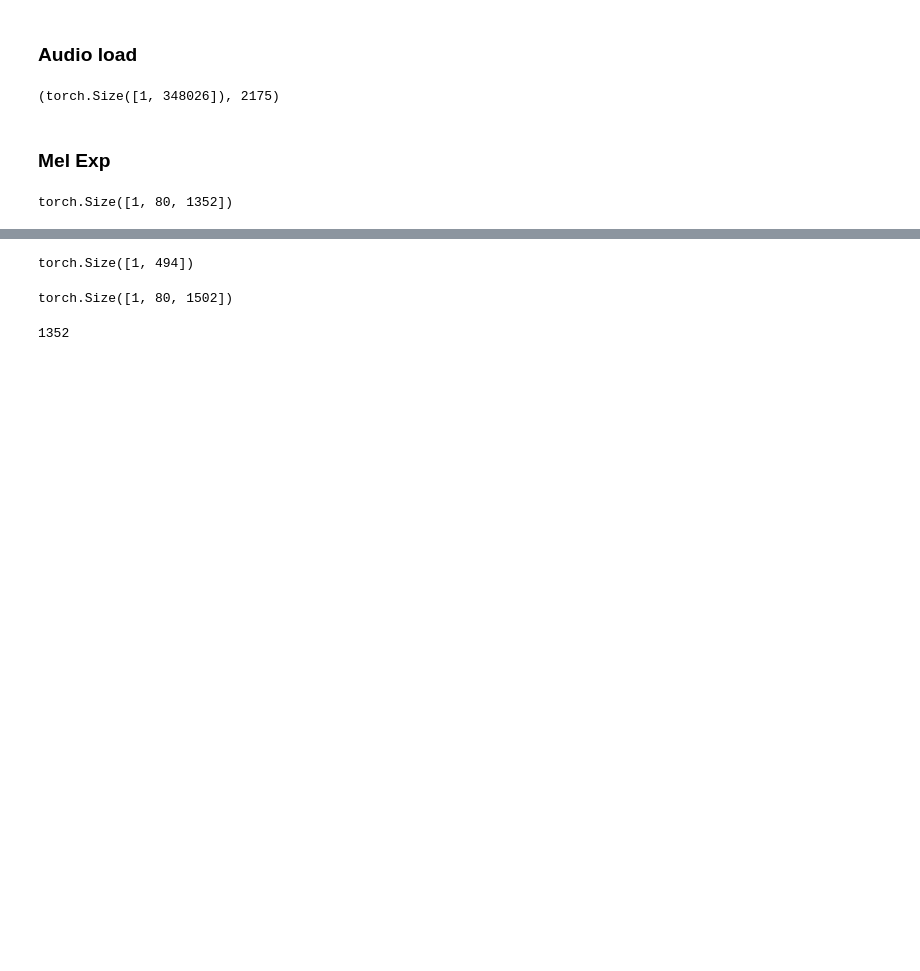
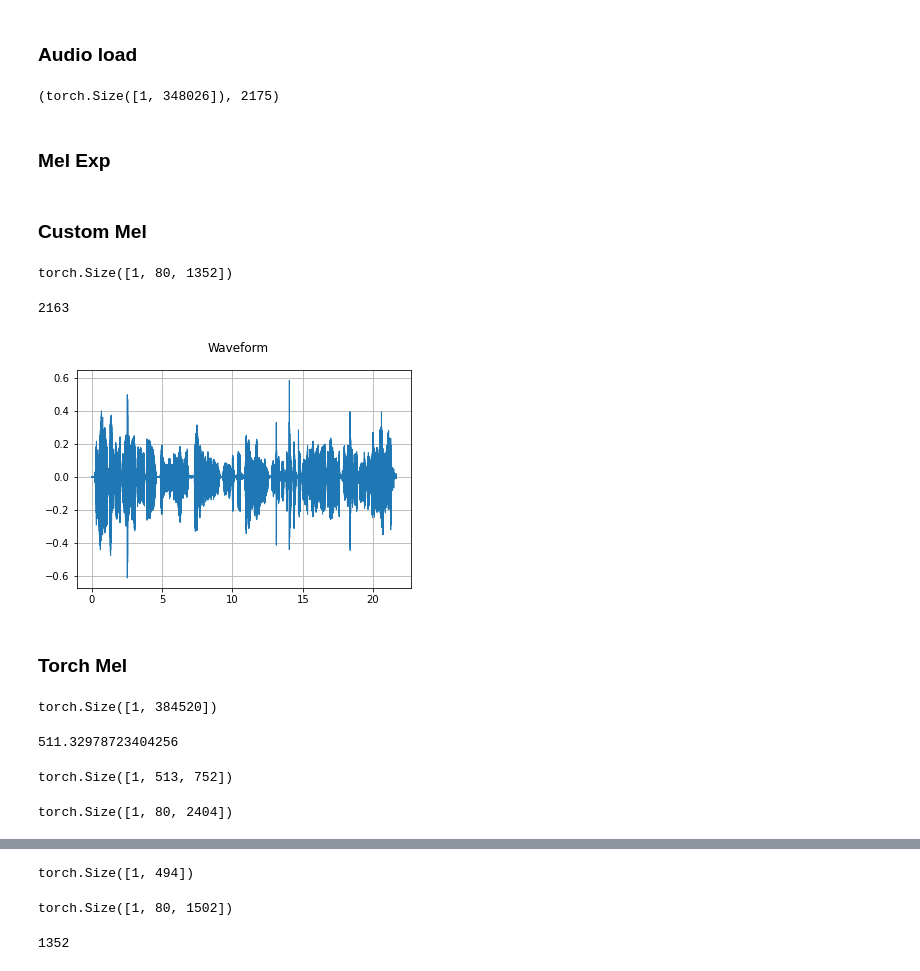
Before and after one commit to interactiveaudiolab/emphases, a Jupyter notebook: utils/raw.ipynb, the cells around one changed output, grey strips where cells are left out. Drawn from its saved outputs; the diff is of its cells as text; code cells hidden in the pictures; blank space fills up the shorter version.

Commit message:
changing mel spectro loader

```diff
--- a/utils/raw.ipynb
+++ b/utils/raw.ipynb
@@ -108,6 +112,30 @@ audio.shape, audio.shape[-1] // emphases.HOPSIZE
+# %%
+def plot_waveform(waveform, sr, title="Waveform"):
+    waveform = waveform.numpy()
+
+    num_channels, num_frames = waveform.shape
+    time_axis = torch.arange(0, num_frames) / sr
+
+    figure, axes = plt.subplots(num_channels, 1)
+    axes.plot(time_axis, waveform[0], linewidth=1)
+    axes.grid(True)
+    figure.suptitle(title)
+    plt.show(block=False)
+
+
+def plot_spectrogram(specgram, title=None, ylabel="freq_bin"):
+    fig, axs = plt.subplots(1, 1)
+    axs.set_title(title or "Spectrogram (db)")
+    axs.set_ylabel(ylabel)
+    axs.set_xlabel("frame")
+    im = axs.imshow(librosa.power_to_db(specgram), origin="lower", aspect="auto")
+    fig.colorbar(im, ax=axs)
+    plt.show(block=False)
 # %%
 import emphases
 import torch
+# %% [markdown]
+### Custom Mel
 # %%
 mel_loader = emphases.load.MelSpectrogram()
 # %%
@@ -118,3 +146,13 @@ mel_spectrogram1 = mel_loader.forward(audio)
 mel_spectrogram1.shape
 # %% [output]
 torch.Size([1, 80, 1352])
+# %%
+audio.shape[-1]//160
+# %% [output]
+2163
+# %%
+plot_waveform(audio, 16000)
+# %% [output]
+[figure, added]
+# %% [markdown]
+### Torch Mel
@@ -120,0 +180,12 @@ torch.Size([1, 80, 1352])
+# %%
+audio2.shape
+# %% [output]
+torch.Size([1, 384520])
+# %%
+audio2.shape[-1]/752
+# %% [output]
+511.32978723404256
+# %%
+spec.shape
+# %% [output]
+torch.Size([1, 513, 752])
@@ -120,0 +213,4 @@ torch.Size([1, 80, 1352])
+# %%
+melspec.shape
+# %% [output]
+torch.Size([1, 80, 2404])
```
Also changed, not shown: parts of 32 cells of this notebook, 6 other files.
